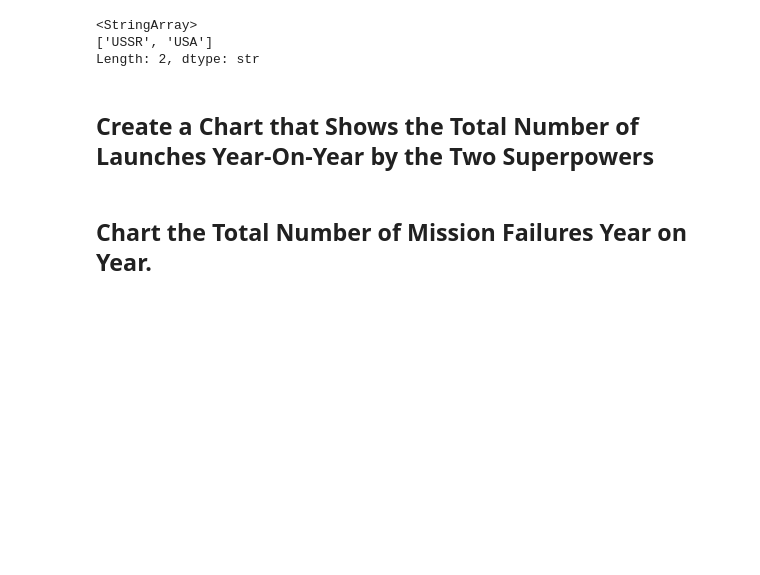
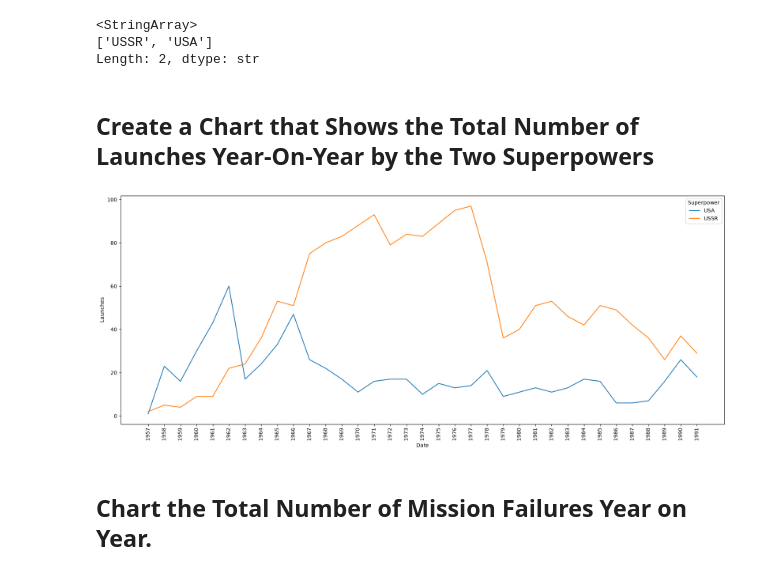
Before and after one commit to Archie-jpg/Space-Race-Analysis, a Jupyter notebook: Space_Missions_Analysis.ipynb, the cells around one changed output. Drawn from its saved outputs; the diff is of its cells as text; code cells hidden in the pictures; blank space fills up the shorter version.

Commit message:
Compared number of launches by each superpower over time

```diff
--- a/Space_Missions_Analysis.ipynb
+++ b/Space_Missions_Analysis.ipynb
@@ -756,5 +756,14 @@ fig = px.pie(super_power_launches, values="Launches", names="Superpower", title=
 fig.show()
 # %% [markdown]
 ## Create a Chart that Shows the Total Number of Launches Year-On-Year by the Two Superpowers
+# %%
+# Get data into correct format
+launches_over_time_by_superpower = space_race_data.groupby([space_race_data["Date"].dt.year, "Superpower"]).Mission_Status.agg(Launches="count").reset_index()
+# %%
+plt.figure(figsize=(21,8))
+ax = sns.lineplot(data=launches_over_time_by_superpower, x=launches_over_time_by_superpower["Date"].astype(str), y="Launches", hue="Superpower")
+ax.tick_params(axis="x", labelrotation=90)
+# %% [output]
+[figure, added]
 # %% [markdown]
 ## Chart the Total Number of Mission Failures Year on Year.
```
Also changed, not shown: parts of 1 cell of this notebook.
